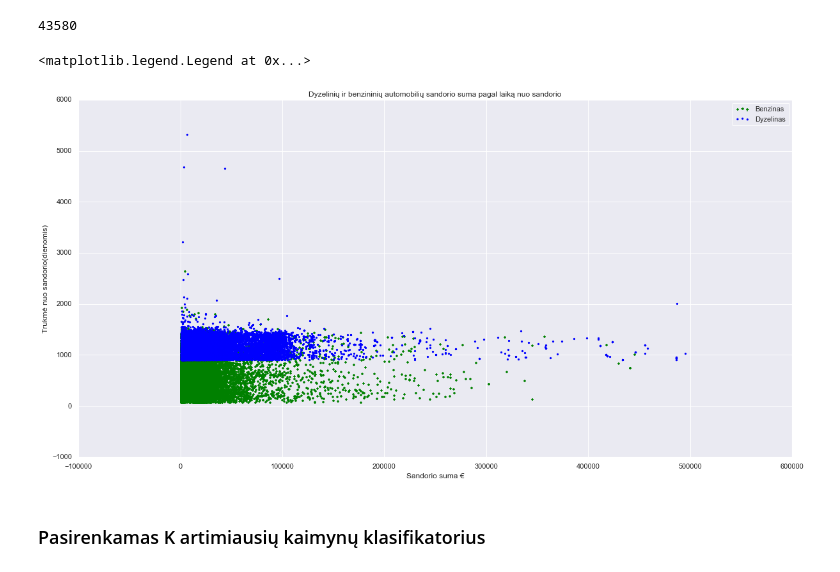
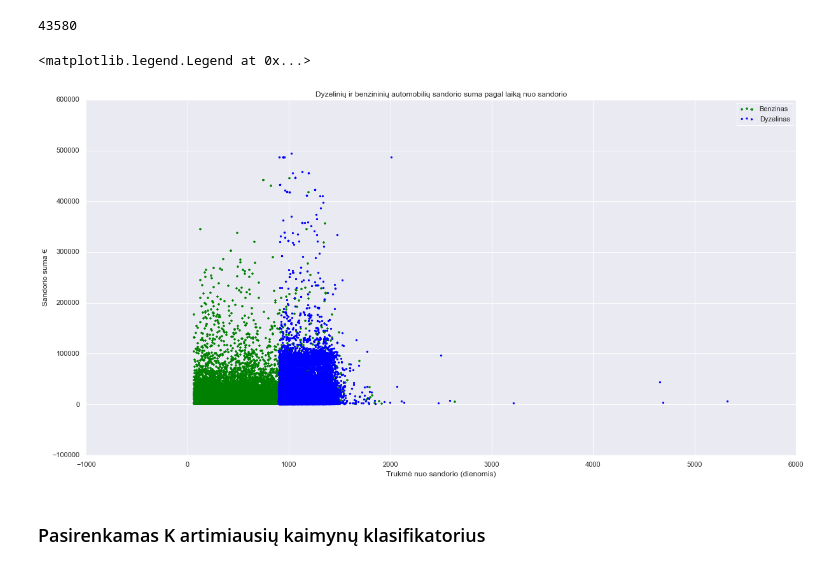
Before and after one commit to AlgirdasKartavicius/MM_2miniProjektas, a Jupyter notebook: 2MiniProjektas.ipynb, the cells around one changed output. Drawn from its saved outputs; the diff is of its cells as text; code cells hidden in the pictures.

```diff
--- a/2MiniProjektas.ipynb
+++ b/2MiniProjektas.ipynb
@@ -304,15 +311,15 @@ len(fuel_data)
 43580
 # %%
 plt.figure(figsize=(20,10))
-plt.xlabel('Sandorio suma €')
-plt.ylabel('Trukmė nuo sandorio(dienomis)')
-plt.scatter(df0['SANDORIO_SUMA'], df0['SANDORIO_DATA_DAYS'],color="green",marker='+', label='Benzinas')
-plt.scatter(df1['SANDORIO_SUMA'], df1['SANDORIO_DATA_DAYS'],color="blue",marker='.', label='Dyzelinas')
+plt.ylabel('Sandorio suma €')
+plt.xlabel('Trukmė nuo sandorio (dienomis)')
+plt.scatter( df0['SANDORIO_DATA_DAYS'], df0['SANDORIO_SUMA'],color="green",marker='+', label='Benzinas')
+plt.scatter( df1['SANDORIO_DATA_DAYS'], df1['SANDORIO_SUMA'],color="blue",marker='.', label='Dyzelinas')
 plt.title('Dyzelinių ir benzininių automobilių sandorio suma pagal laiką nuo sandorio')
 plt.legend()
 # %% [output]
 <matplotlib.legend.Legend at 0x...>
-[figure, old version]
+[figure, new version]
 # %% [markdown]
 ### Pasirenkamas K artimiausių kaimynų klasifikatorius
 # %%
```
Also changed, not shown: parts of 31 cells of this notebook.
